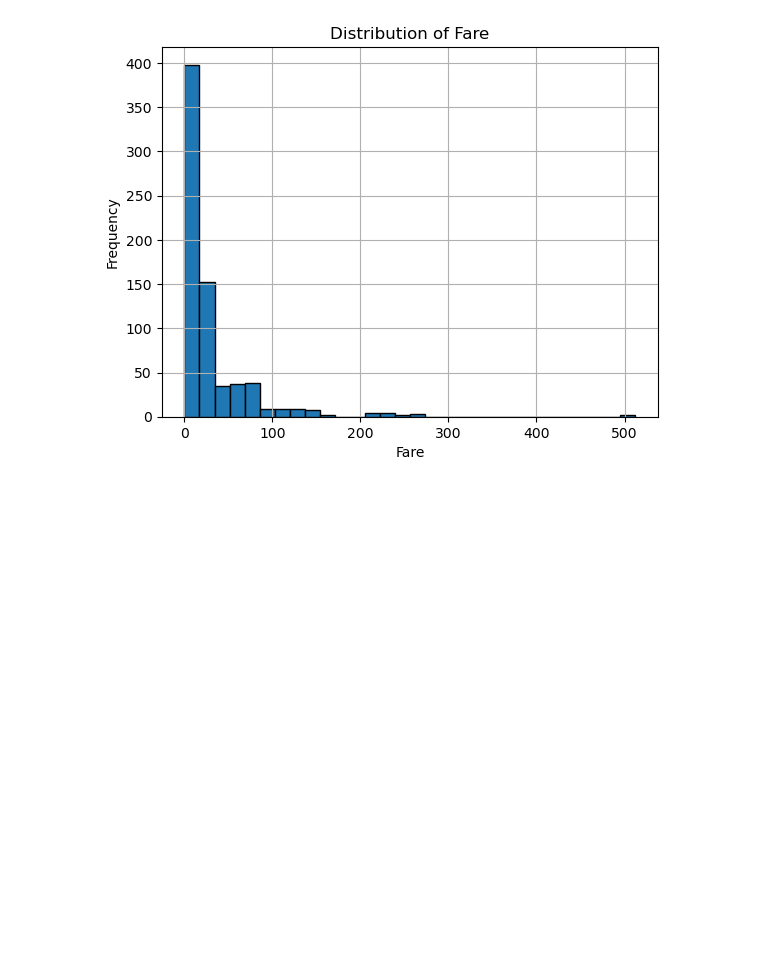
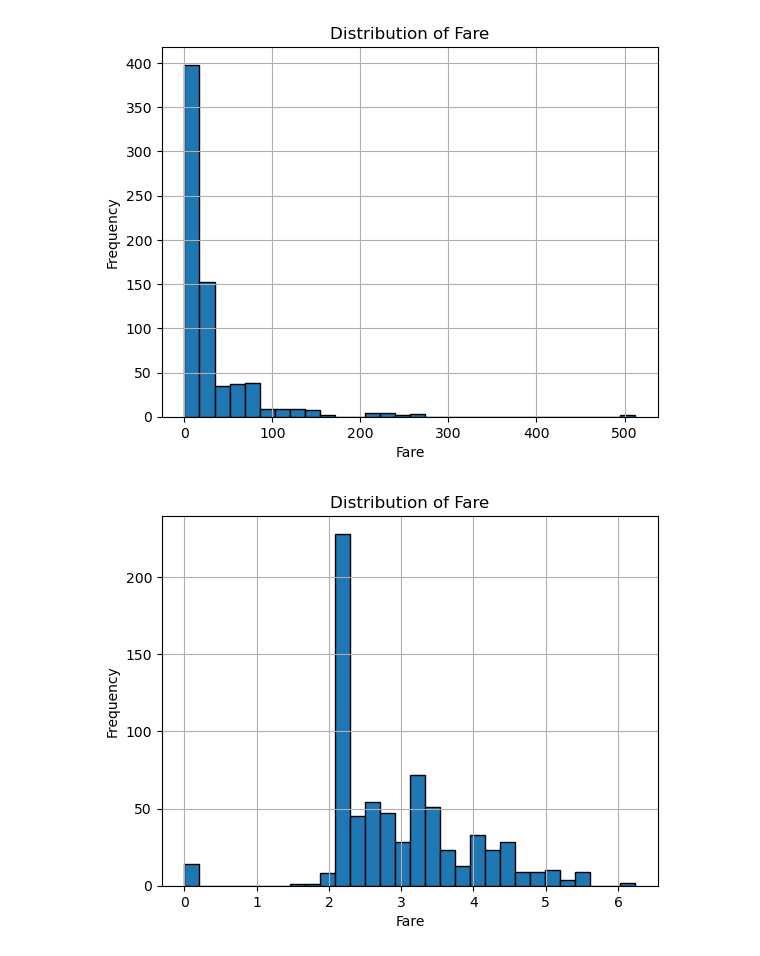
Before and after one commit to Sagarsuman07/ML-Models, a Jupyter notebook: Titanic Dataset/Untitled.ipynb, the cells around one changed output. Saved outputs shown, nothing was run; the diff lists cells and outputs as text; code cells hidden in the pictures; blank space fills up the shorter version.

Commit message:
complete preprocessing and feature engineering with Logistic regression model

```diff
--- a/Titanic Dataset/Untitled.ipynb
+++ b/Titanic Dataset/Untitled.ipynb
@@ -227,3 +228,31 @@ plt.ylabel("Frequency")
 plt.show()
 # %% [output]
 [figure]
+# %%
+# Handle skewness before scaling and after imputation
+# Handlin skewness only for continuous feature
+
+Continuous_skewed_feature=["Fare"] # make a list of all the continuous feature that are skewed
+
+'''for feature in Continuous_skewed_feature:
+    X_train[feature]=np.log1p(X_train[feature])
+    X_test[feature]=np.log1p(X_test[feature])
+'''
+
+# Using SkLearn
+from sklearn.preprocessing import FunctionTransformer
+Log_transformer=FunctionTransformer(np.log1p)
+
+for feature in Continuous_skewed_feature:
+    X_train[feature]=Log_transformer.fit_transform(X_train[[feature]])
+    X_test[feature]=Log_transformer.transform(X_test[[feature]])
+# %%
+X_train["Fare"].hist(bins=30, edgecolor="black")
+
+plt.title("Distribution of Fare")
+plt.xlabel("Fare")
+plt.ylabel("Frequency")
+
+plt.show()
+# %% [output]
+[figure, added]
```
Also changed, not shown: parts of 8 cells of this notebook.
